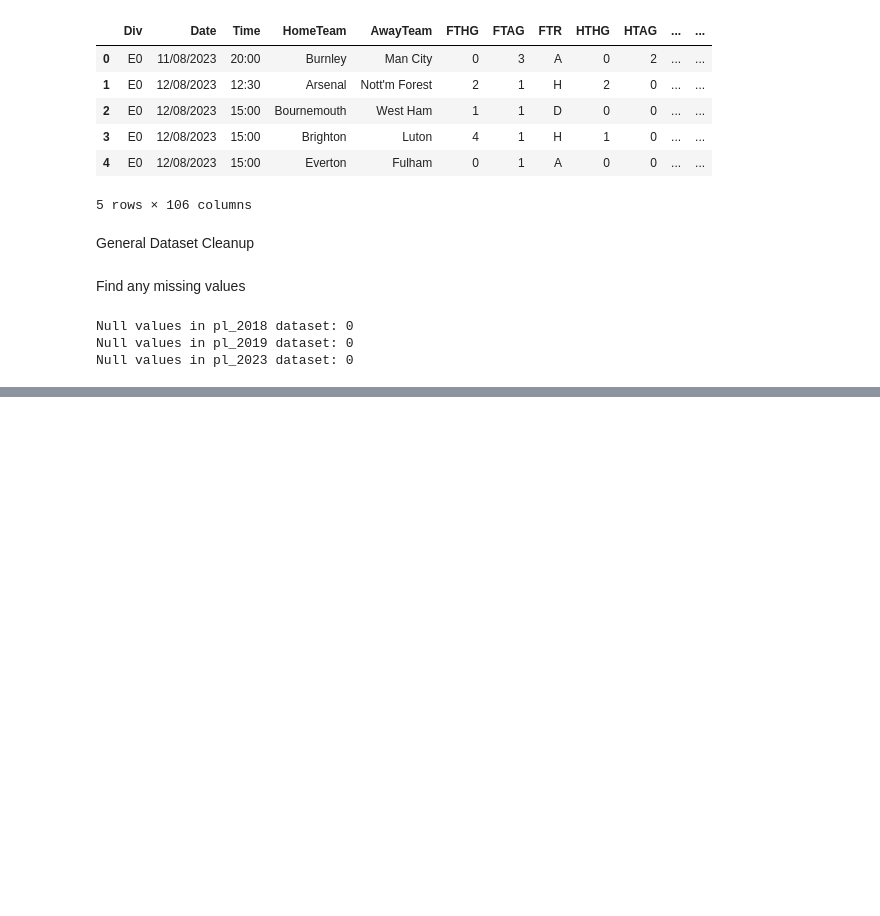
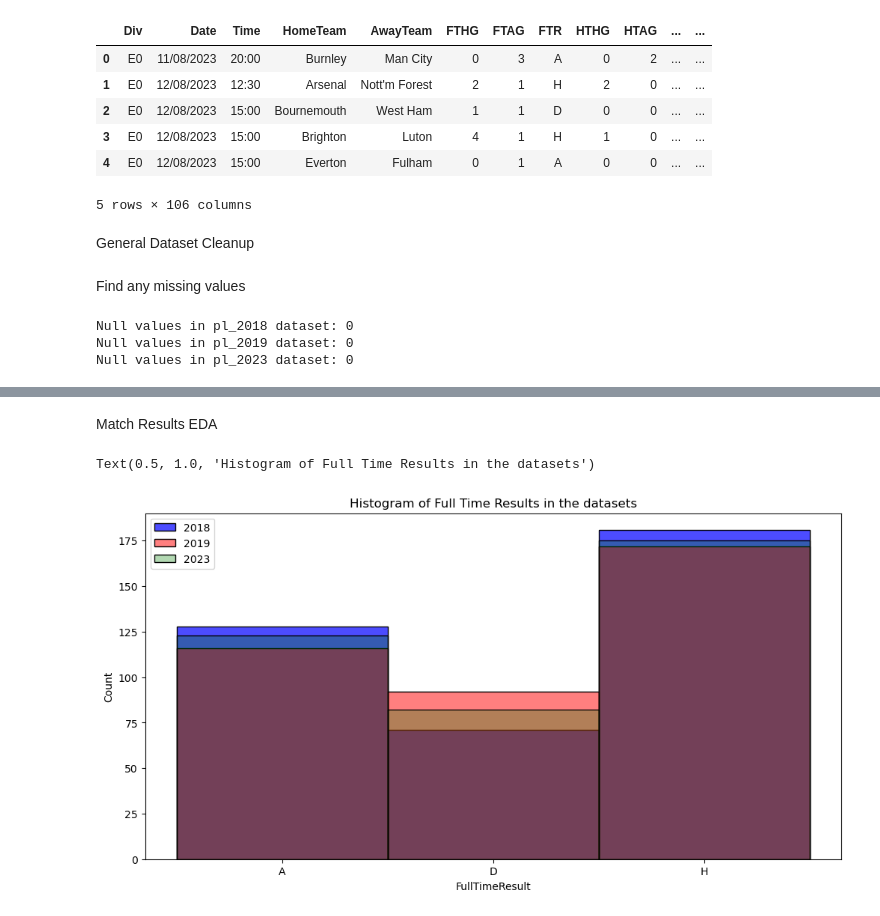
Before and after one commit to BhosaleAniket/MATH-189-Final-Project, a Jupyter notebook: final_project.ipynb, the cells around one changed output, grey strips where cells are left out. Saved outputs shown, nothing was run; the diff lists cells and outputs as text; code cells hidden in the pictures; blank space fills up the shorter version.

```diff
--- a/final_project.ipynb
+++ b/final_project.ipynb
@@ -75,0 +199,13 @@ Null values in pl_2023 dataset: 0
+# %% [markdown]
+Match Results EDA
+# %%
+# plot the histogram of full time results in the datasets
+plt.figure(figsize=(12, 6))
+sns.histplot(pl_2018['FullTimeResult'], kde=False, color='blue', alpha=0.7)
+sns.histplot(pl_2019['FullTimeResult'], kde=False, color='red', alpha=0.5)
+sns.histplot(pl_2023['FullTimeResult'], kde=False, color='green', alpha=0.3)
+plt.legend(['2018', '2019', '2023'])
+plt.title('Histogram of Full Time Results in the datasets')
+# %% [output]
+Text(0.5, 1.0, 'Histogram of Full Time Results in the datasets')
+[figure, added]
```
Also changed, not shown: parts of 13 cells of this notebook.
